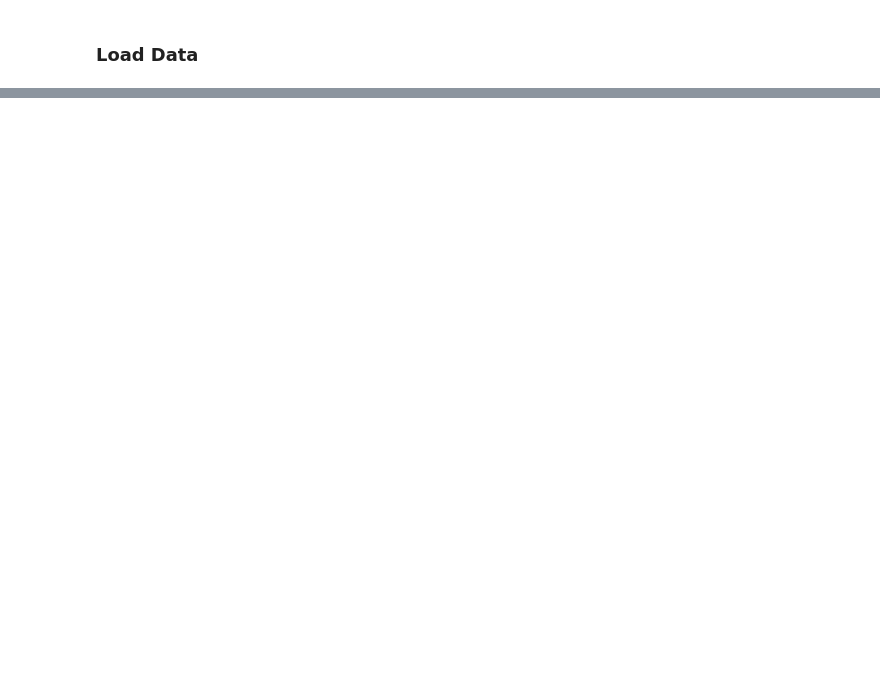
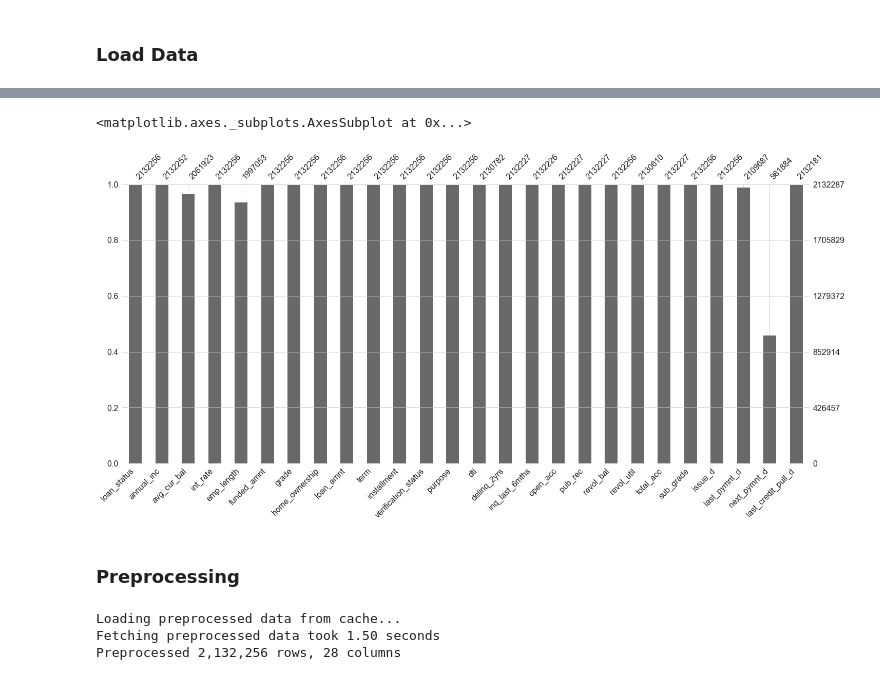
Before and after one commit to basilvetas/lending-club-analysis, a Jupyter notebook: markov-model.ipynb, the cells around one changed output, grey strips where cells are left out. Saved outputs shown, nothing was run; the diff lists cells and outputs as text; code cells hidden in the pictures; blank space fills up the shorter version.

Commit message:
added caching for preprocessing

```diff
--- a/markov-model.ipynb
+++ b/markov-model.ipynb
@@ -104,0 +75,13 @@ df_other
+# %%
+msno.bar(df)
+# %% [output]
+<matplotlib.axes._subplots.AxesSubplot at 0x...>
+[figure, added]
+# %% [markdown]
+### Preprocessing
+# %%
+df = preprocess(df)
+# %% [output]
+Loading preprocessed data from cache...
+Fetching preprocessed data took 1.50 seconds
+Preprocessed 2,132,256 rows, 28 columns
```
Also changed, not shown: parts of 26 cells of this notebook, 1 other file.
